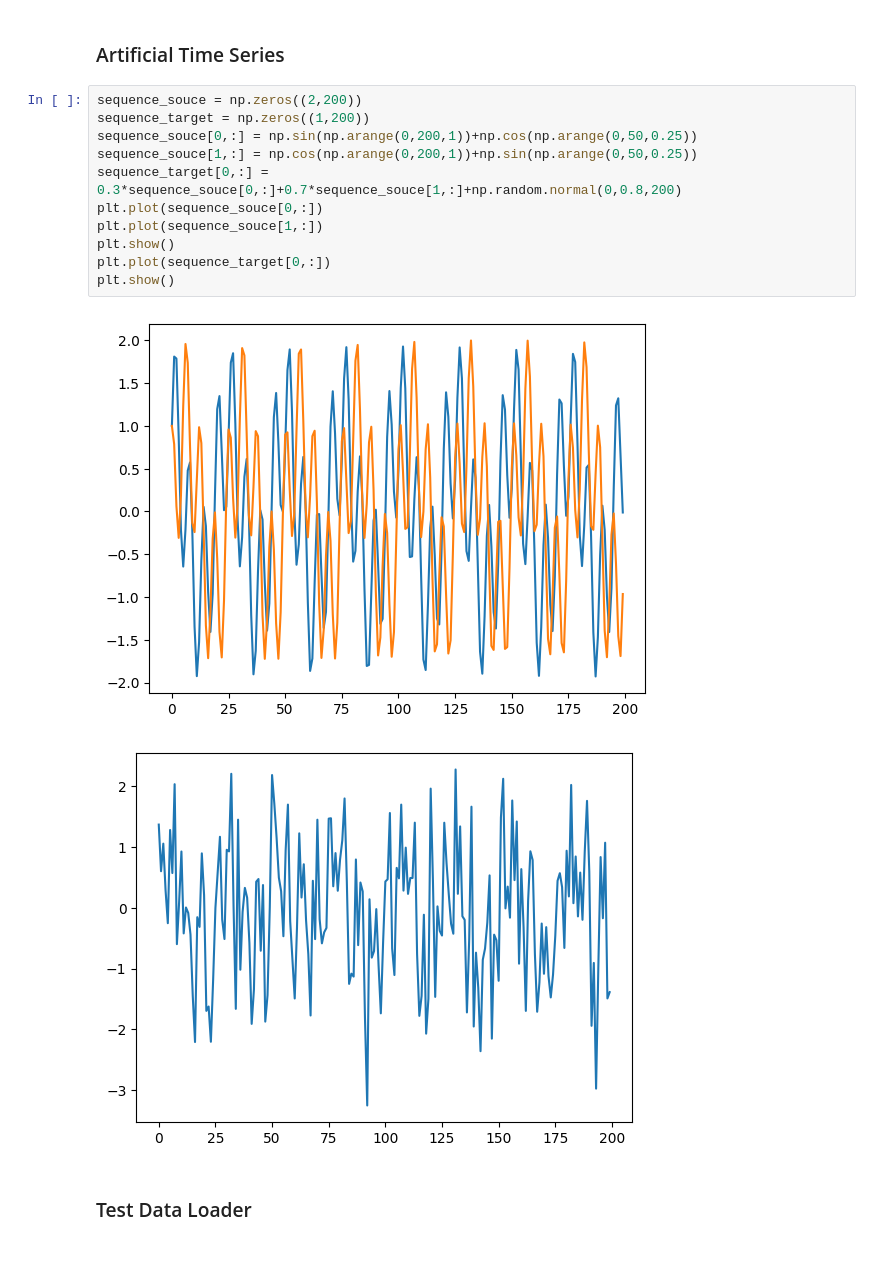
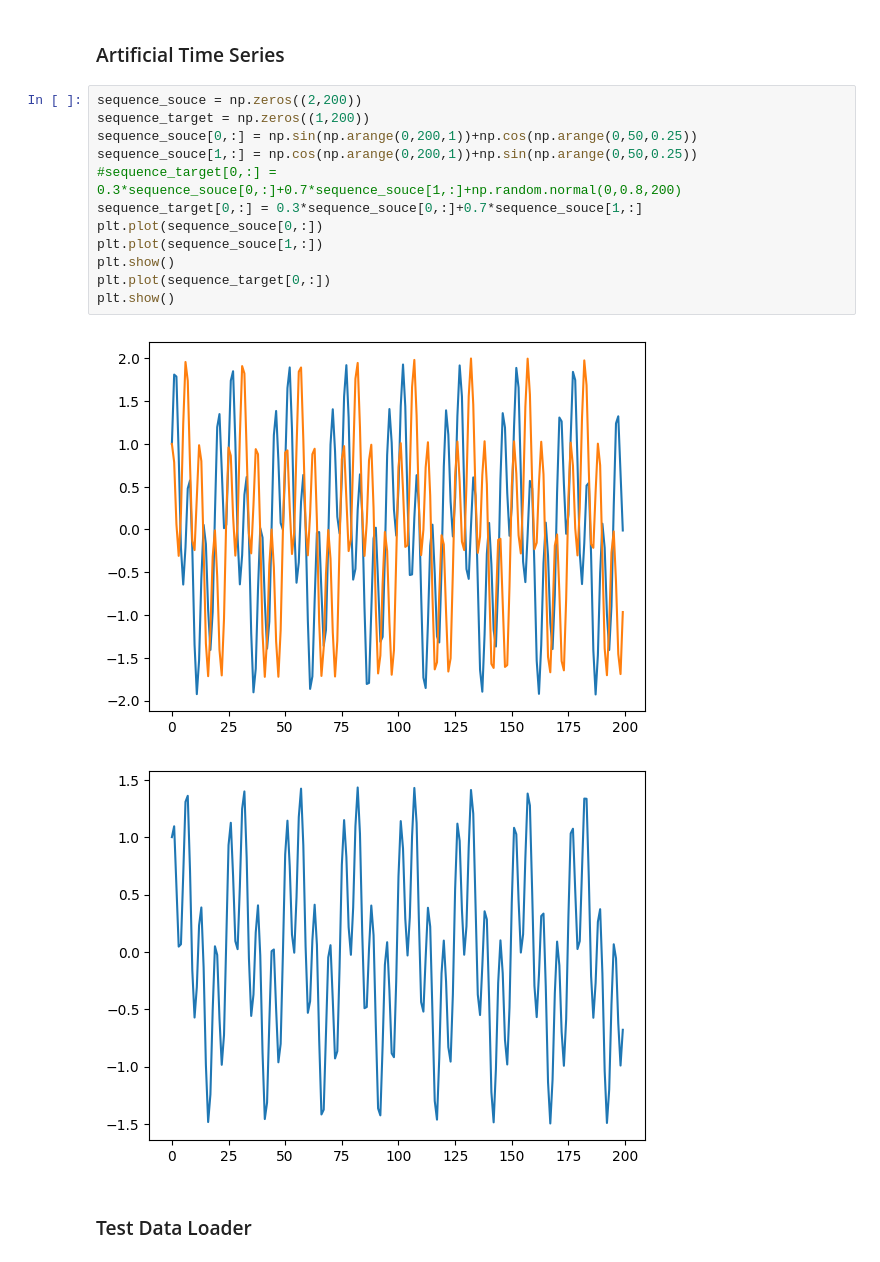
Before and after one commit to pvst1907/Extended_Spacetimeformer, a Jupyter notebook: sandbox.ipynb, the cells around one changed output. Saved outputs shown, nothing was run; the diff lists cells and outputs as text.

```diff
--- a/sandbox.ipynb
+++ b/sandbox.ipynb
@@ -11,17 +11,18 @@ from transformer import SpaceTimeFormer
 # %%
 sequence_souce = np.zeros((2,200))
 sequence_target = np.zeros((1,200))
 sequence_souce[0,:] = np.sin(np.arange(0,200,1))+np.cos(np.arange(0,50,0.25))
 sequence_souce[1,:] = np.cos(np.arange(0,200,1))+np.sin(np.arange(0,50,0.25))
-sequence_target[0,:] = 0.3*sequence_souce[0,:]+0.7*sequence_souce[1,:]+np.random.normal(0,0.8,200)
+#sequence_target[0,:] = 0.3*sequence_souce[0,:]+0.7*sequence_souce[1,:]+np.random.normal(0,0.8,200)
+sequence_target[0,:] = 0.3*sequence_souce[0,:]+0.7*sequence_souce[1,:]
 plt.plot(sequence_souce[0,:])
 plt.plot(sequence_souce[1,:])
 plt.show()
 plt.plot(sequence_target[0,:])
 plt.show()
 # %% [output]
 [figure]
-[figure, old version]
+[figure, new version]
 # %% [markdown]
 ### Test Data Loader
 # %%
```
Also changed, not shown: parts of 5 cells of this notebook, 3 other files.
